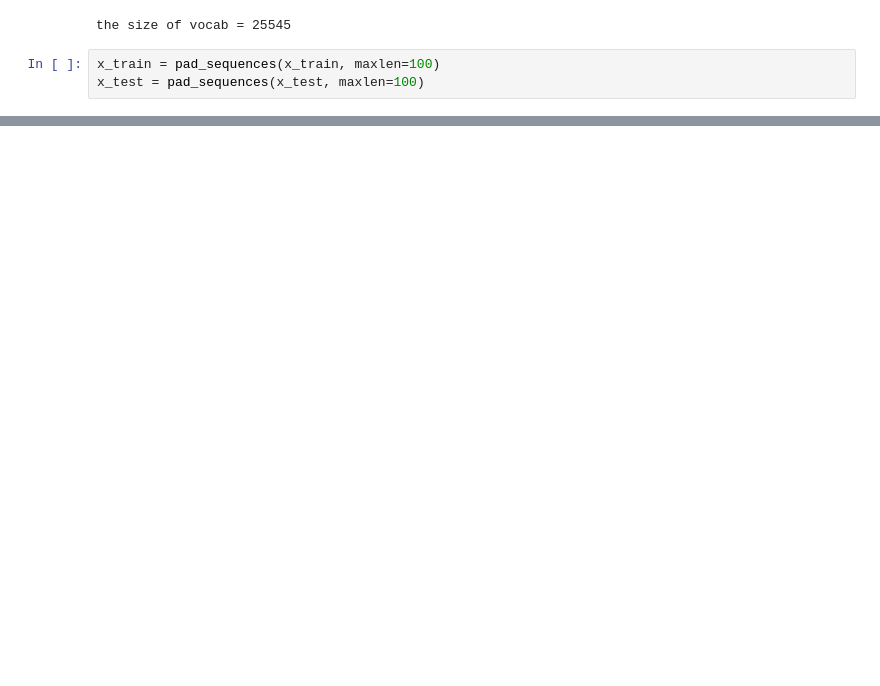
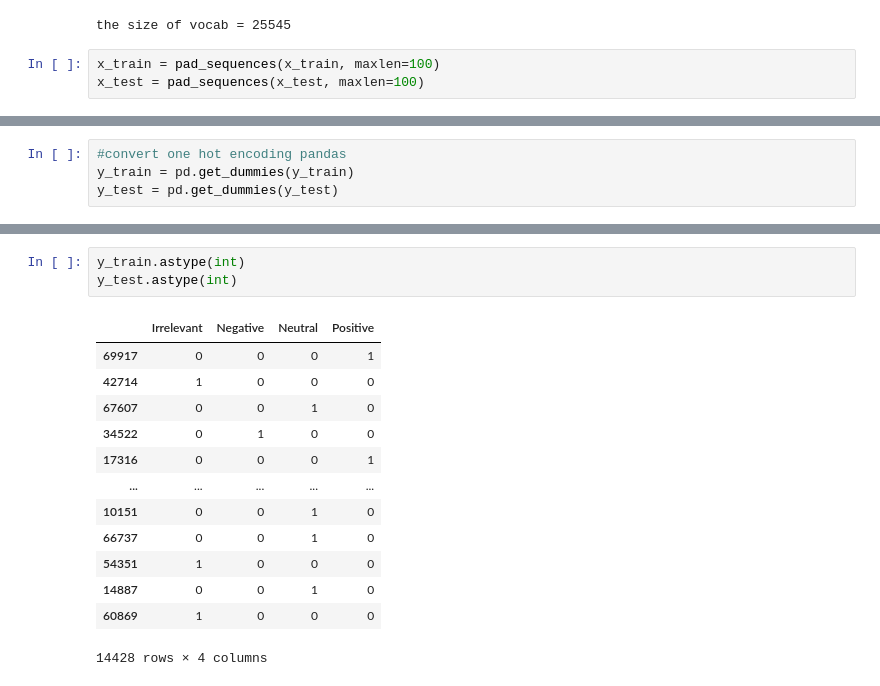
Before and after one commit to KanishkThamman/LSTMSentimental, a Jupyter notebook: Copy_of_LSTMSentimental_analysis.ipynb, the cells around one changed output, grey strips where cells are left out. Saved outputs shown, nothing was run; the diff lists cells and outputs as text; blank space fills up the shorter version.

```diff
--- a/Copy_of_LSTMSentimental_analysis.ipynb
+++ b/Copy_of_LSTMSentimental_analysis.ipynb
@@ -239,0 +225,4 @@ Detected at node binary_crossentropy/Cast defined at (most recent call last):
+# %%
+#convert one hot encoding pandas
+y_train = pd.get_dummies(y_train)
+y_test = pd.get_dummies(y_test)
@@ -239,0 +239,17 @@ Detected at node binary_crossentropy/Cast defined at (most recent call last):
+# %%
+y_train.astype(int)
+y_test.astype(int)
+# %% [output]
+|  | Irrelevant | Negative | Neutral | Positive |
+| 69917 | 0 | 0 | 0 | 1 |
+| 42714 | 1 | 0 | 0 | 0 |
+| 67607 | 0 | 0 | 1 | 0 |
+| 34522 | 0 | 1 | 0 | 0 |
+| 17316 | 0 | 0 | 0 | 1 |
+| ... | ... | ... | ... | ... |
+| 10151 | 0 | 0 | 1 | 0 |
+| 66737 | 0 | 0 | 1 | 0 |
+| 54351 | 1 | 0 | 0 | 0 |
+| 14887 | 0 | 0 | 1 | 0 |
+| 60869 | 1 | 0 | 0 | 0 |
+14428 rows × 4 columns
```
Also changed, not shown: parts of 9 cells of this notebook.
